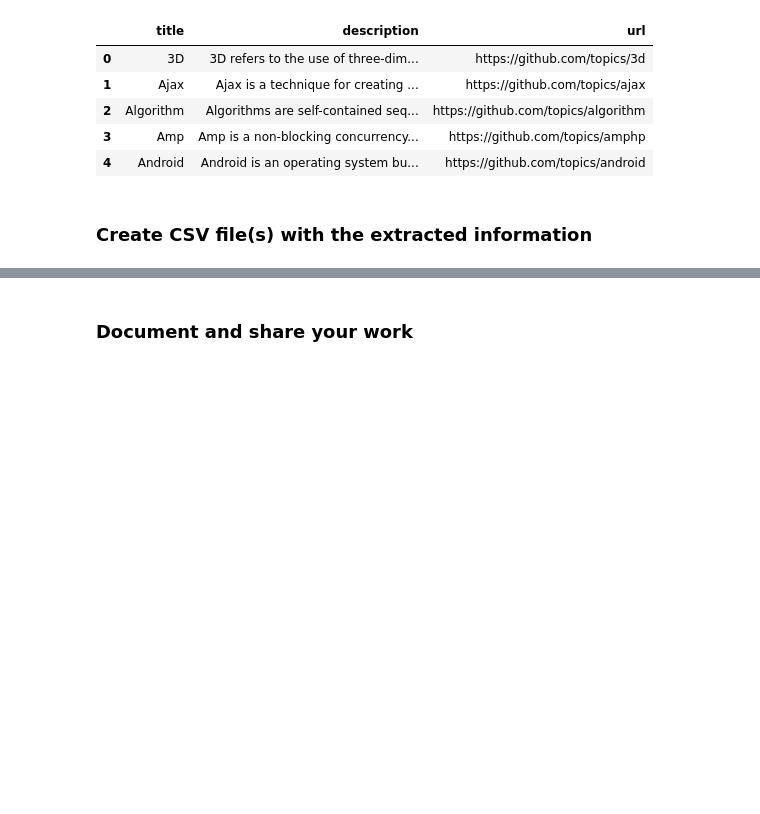
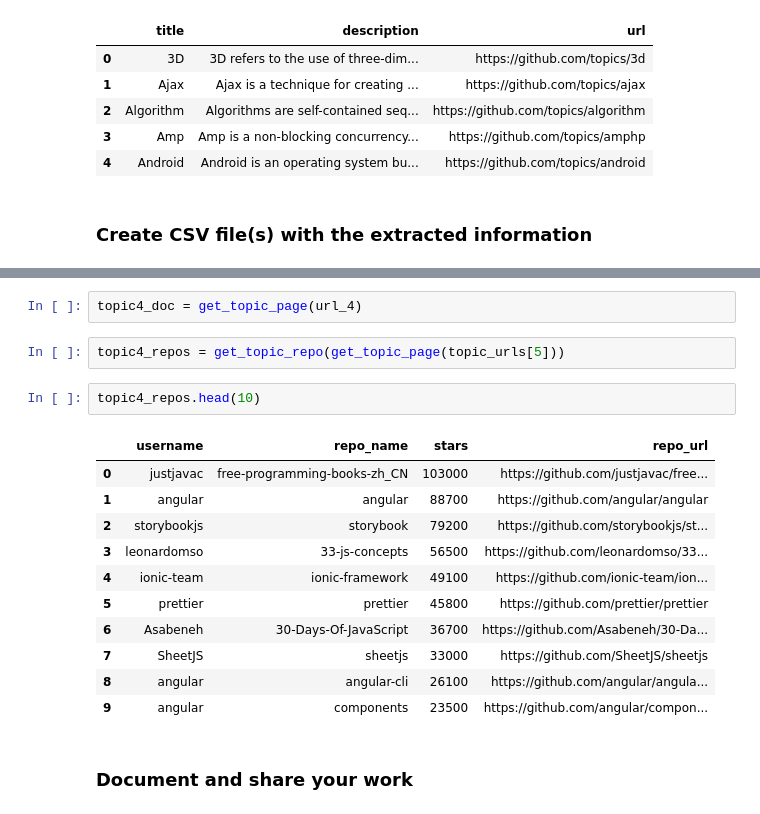
Before and after one commit to sajjadathar/Web-Scraping, a Jupyter notebook: scraping-github-topics-repositories.ipynb, the cells around one changed output, grey strips where cells are left out. Cells and saved outputs as stored; diff of their text form; blank space fills up the shorter version.

```diff
--- a/scraping-github-topics-repositories.ipynb
+++ b/scraping-github-topics-repositories.ipynb
@@ -207,2 +379,20 @@ topic_df.head()
+# %%
+topic4_doc = get_topic_page(url_4)
+# %%
+topic4_repos = get_topic_repo(get_topic_page(topic_urls[5]))
+# %%
+topic4_repos.head(10)
+# %% [output]
+|  | username | repo_name | stars | repo_url |
+| 0 | justjavac | free-programming-books-zh_CN | 103000 | https://github.com/justjavac/free... |
+| 1 | angular | angular | 88700 | https://github.com/angular/angular |
+| 2 | storybookjs | storybook | 79200 | https://github.com/storybookjs/st... |
+| 3 | leonardomso | 33-js-concepts | 56500 | https://github.com/leonardomso/33... |
+| 4 | ionic-team | ionic-framework | 49100 | https://github.com/ionic-team/ion... |
+| 5 | prettier | prettier | 45800 | https://github.com/prettier/prettier |
+| 6 | Asabeneh | 30-Days-Of-JavaScript | 36700 | https://github.com/Asabeneh/30-Da... |
+| 7 | SheetJS | sheetjs | 33000 | https://github.com/SheetJS/sheetjs |
+| 8 | angular | angular-cli | 26100 | https://github.com/angular/angula... |
+| 9 | angular | components | 23500 | https://github.com/angular/compon... |
 # %% [markdown]
 ### Document and share your work
```
Also changed, not shown: parts of 28 cells of this notebook.
